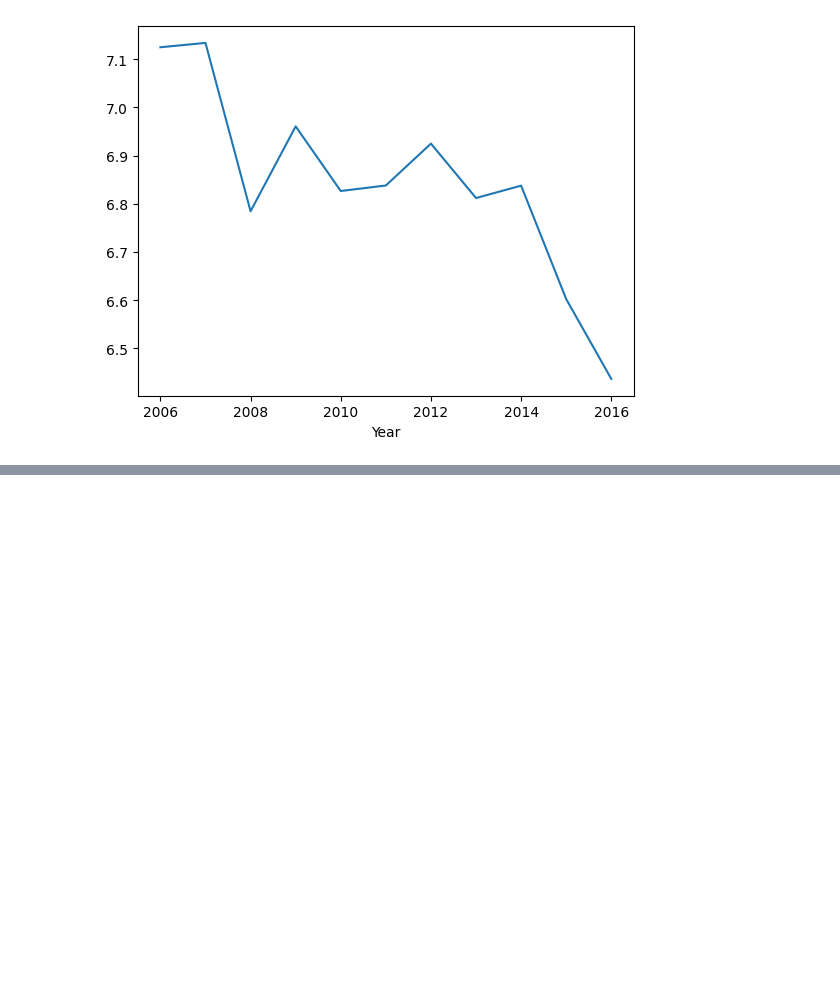
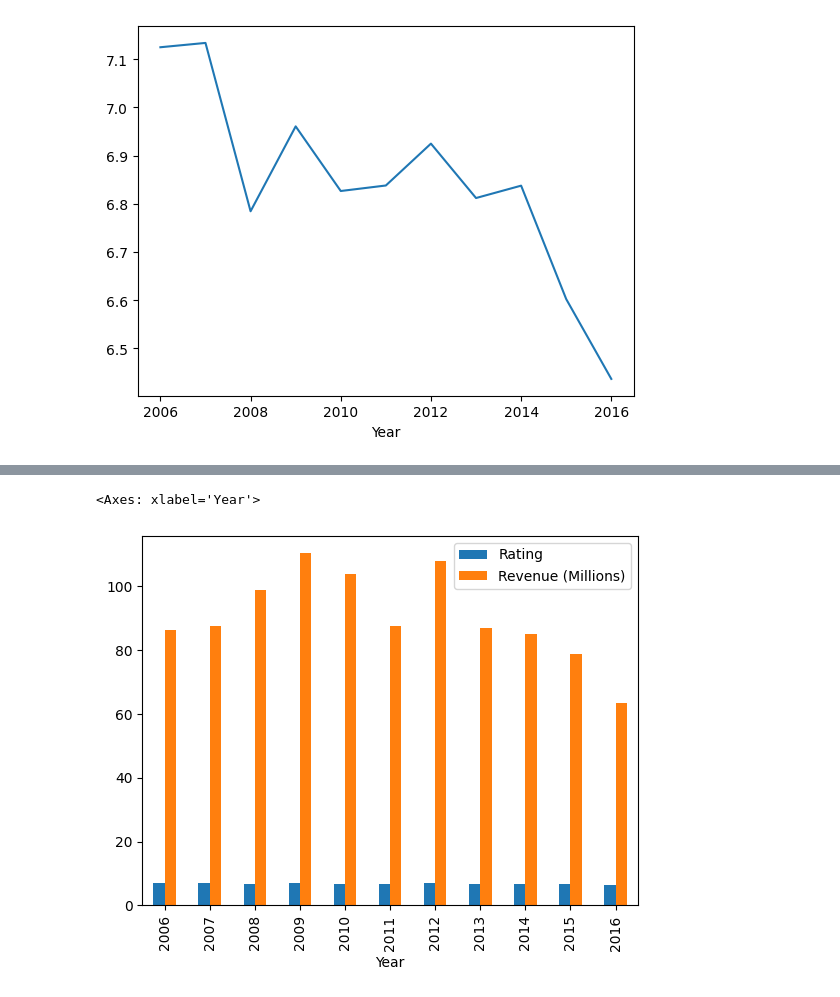
Before and after one commit to Dinesh5aini/Task, a Jupyter notebook: pandas task.ipynb, the cells around one changed output, grey strips where cells are left out. Cells and saved outputs as stored; diff of their text form; code cells hidden in the pictures; blank space fills up the shorter version.

```diff
--- a/pandas task.ipynb
+++ b/pandas task.ipynb
@@ -172,0 +191,6 @@ df.groupby('Year')['Rating'].mean().plot()
+# %%
+
+df.groupby('Year')['Rating','Revenue (Millions)'].mean().plot(kind='bar')
+# %% [output]
+<Axes: xlabel='Year'>
+[figure, added]
```
Also changed, not shown: parts of 6 cells of this notebook.
